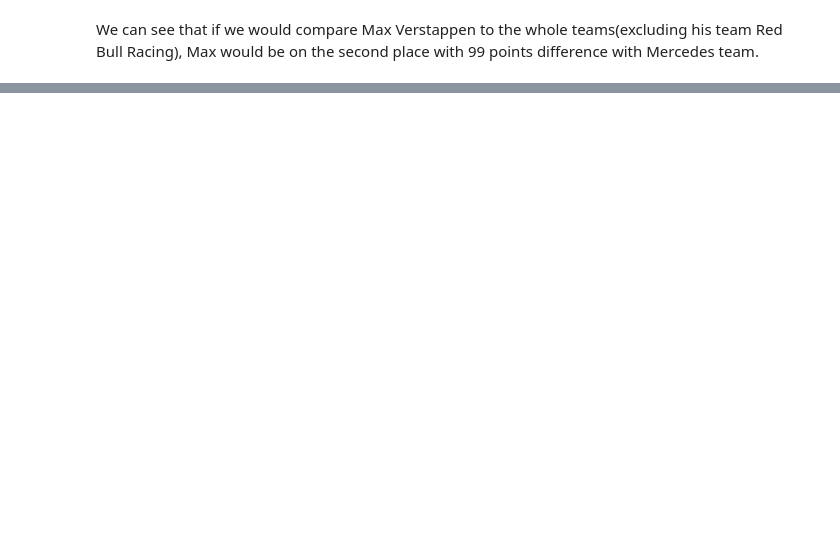
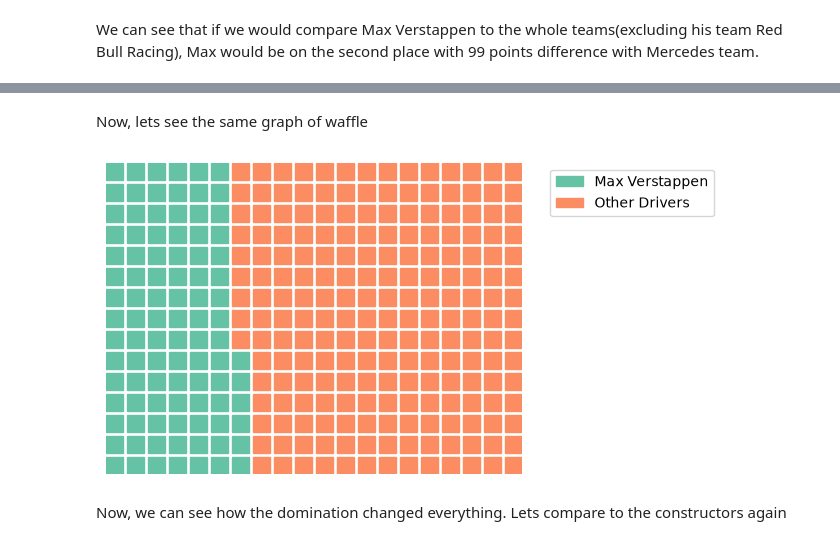
Before and after one commit to skyaax/f1_project, a Jupyter notebook: f1.ipynb, the cells around one changed output, grey strips where cells are left out. Saved outputs shown, nothing was run; the diff lists cells and outputs as text; code cells hidden in the pictures; blank space fills up the shorter version.

```diff
--- a/f1.ipynb
+++ b/f1.ipynb
@@ -275,0 +332,20 @@ plt.bar("Max Verstappen", max_points, color='Blue', width=0.5)
+# %% [markdown]
+Now, lets see the same graph of waffle
+# %%
+max_points_after_2021 = results_analysis_after_2021["sum_of_points_after_2021"].where(results_analysis_after_2021["full_name"]=="Max Verstappen").dropna().values[0]
+data={
+    "Max Verstappen": max_points,
+    "Other Drivers": results_analysis_after_2021["sum_of_points_after_2021"].sum() - max_points
+}
+plt.figure(
+    FigureClass=Waffle,
+    rows=15,
+    columns=20,
+    values=data,
+    legend={'loc': 'upper left', 'bbox_to_anchor': (1.05, 1)},
+)
+plt.show()
+# %% [output]
+[figure, added]
+# %% [markdown]
+Now, we can see how the domination changed everything. Lets compare to the constructors again
```
Also changed, not shown: parts of 17 cells of this notebook.
